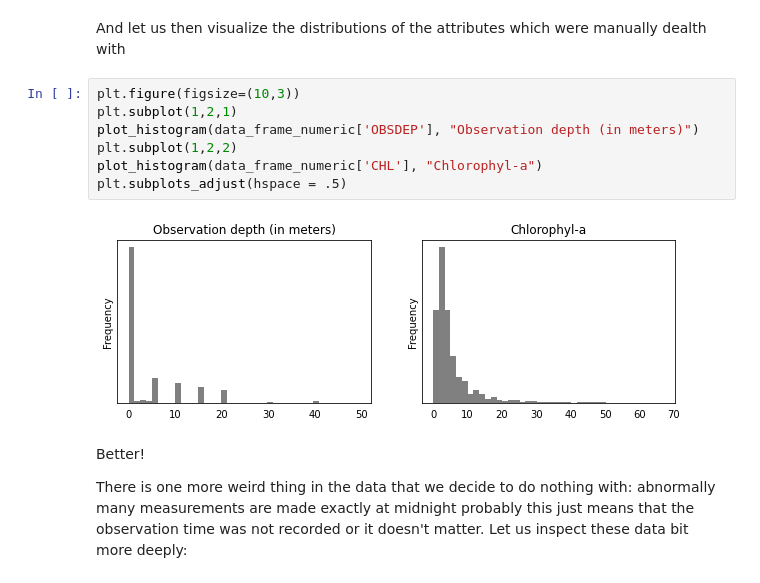
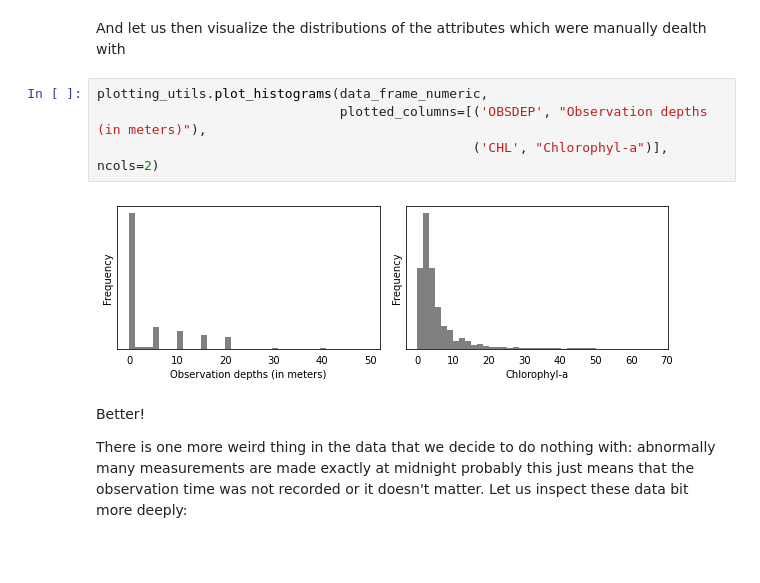
Before and after one commit to esiivola/syke-machine-learning-course, a Jupyter notebook: Lesson1-2.ipynb, the cells around one changed output. Saved outputs shown, nothing was run; the diff lists cells and outputs as text; blank space fills up the shorter version.

```diff
--- a/ML-course.ipynb
+++ b/Lesson1-2.ipynb
@@ -501,15 +553,12 @@ The values seem to be perfectly normal, just very rare. It seems that the observ
 data_frame_numeric = data_frame_numeric[data_frame_numeric['CHL']<70]
 # %% [markdown]
 And let us then visualize the distributions of the attributes which were manually dealth with
-# %%
-plt.figure(figsize=(10,3))
-plt.subplot(1,2,1)
-plot_histogram(data_frame_numeric['OBSDEP'], "Observation depth (in meters)")
-plt.subplot(1,2,2)
-plot_histogram(data_frame_numeric['CHL'], "Chlorophyl-a")
-plt.subplots_adjust(hspace = .5)
-# %% [output]
-[figure, removed]
+# %%
+plotting_utils.plot_histograms(data_frame_numeric,
+                               plotted_columns=[('OBSDEP', "Observation depths (in meters)"),
+                                                ('CHL', "Chlorophyl-a")], ncols=2)
+# %% [output]
+[figure, added]
 # %% [markdown]
 Better!
 
```
Also changed, not shown: parts of 33 cells of this notebook, 1 other file.
